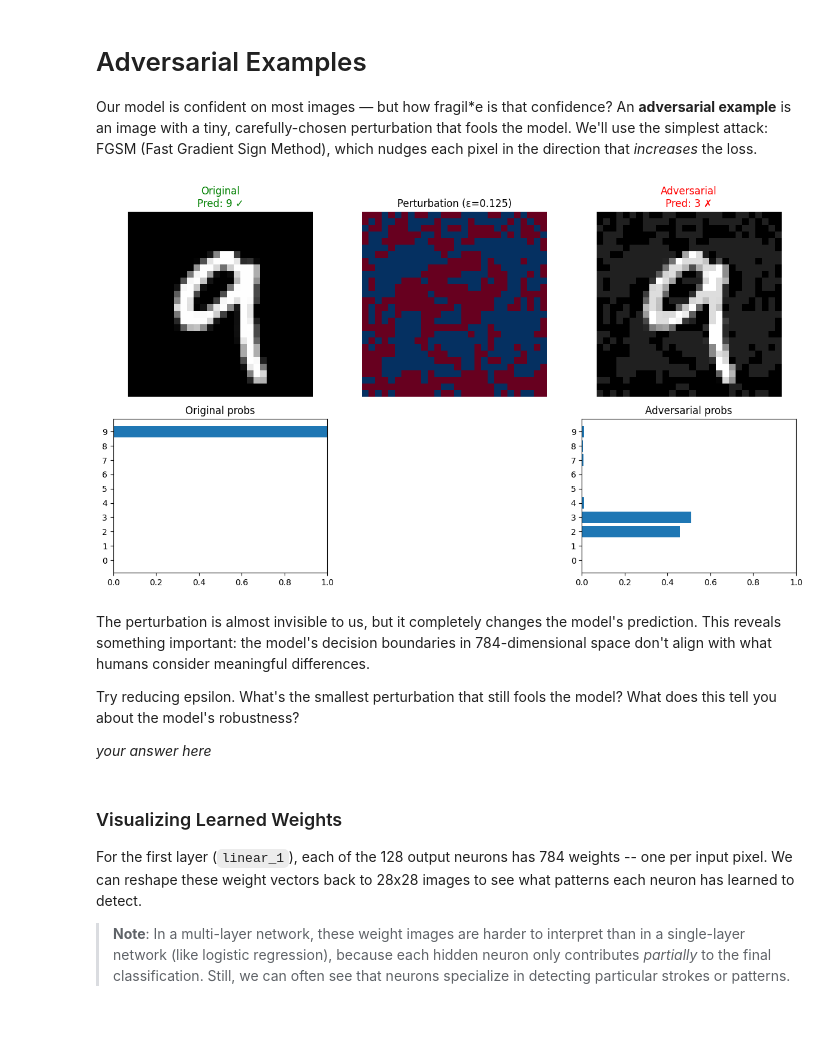
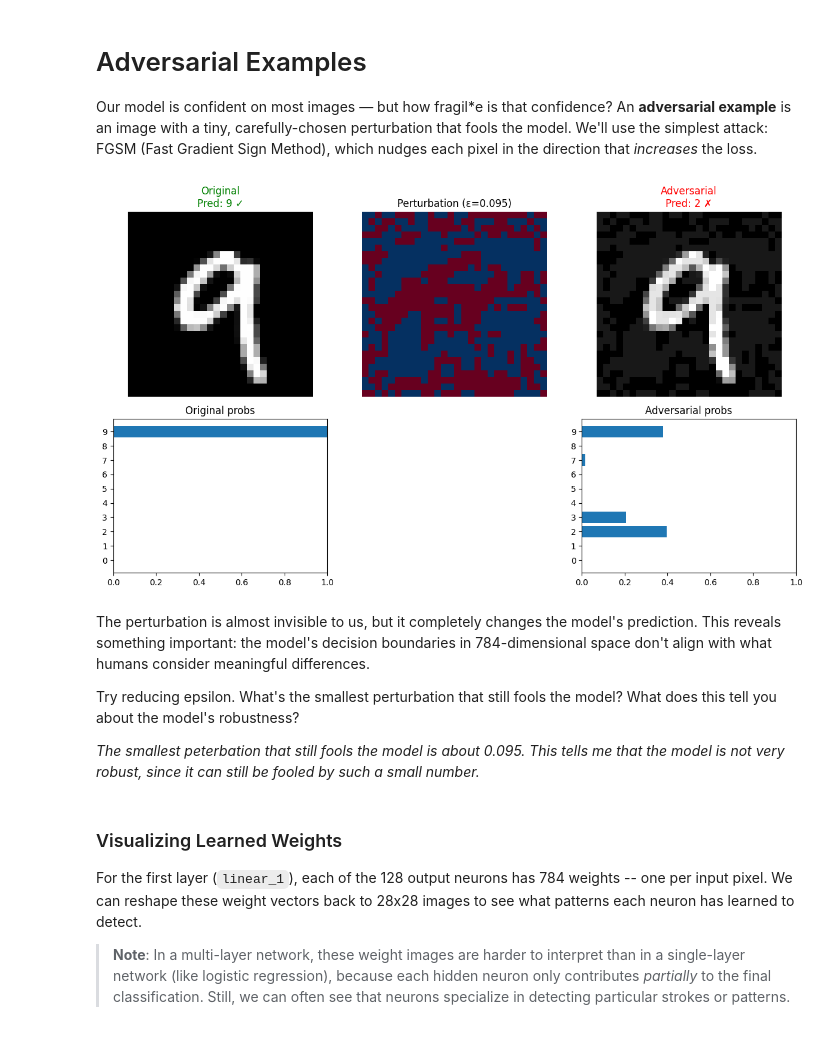
Before and after one commit to trekkateer/jcn6-CS-375-notebooks, a Jupyter notebook: 6A-mnist-torch.ipynb, the cells around one changed output. Drawn from its saved outputs; the diff is of its cells as text; code cells hidden in the pictures.

```diff
--- a/6A-mnist-torch.ipynb
+++ b/6A-mnist-torch.ipynb
@@ -146,7 +146,7 @@ hidden_size = 128
 num_classes = 10
 
 model = MLP(input_size, hidden_size, num_classes)
-learning_rate = 0.5
+learning_rate = 0.002
 
 # Train the model
 train_losses = []
@@ -362,7 +362,7 @@ loss = F.cross_entropy(logits, true_label)
 loss.backward()
 
 # FGSM: perturb in the direction of the gradient's sign
-epsilon = 0.125  # perturbation magnitude — try making this smaller!
+epsilon = 0.095  # perturbation magnitude — try making this smaller!
 perturbation = epsilon * x_adv.grad.sign()
 x_adversarial = (x_adv + perturbation).clamp(0, 1).detach()
 
@@ -376,40 +376,40 @@ with torch.no_grad():
 # Visualize: original | perturbation | adversarial
 fig, axes = plt.subplots(2, 3, figsize=(12, 7),
                           gridspec_kw={'height_ratios': [1.2, 1]})
 
 # Top row: images
 axes[0, 0].imshow(x_val[target_idx].reshape(28, 28), cmap='gray')
 axes[0, 0].set_title(f"Original\nPred: {val_preds[target_idx].item()} ✓", color='green')
 axes[0, 0].axis('off')
 
 axes[0, 1].imshow(perturbation[0].reshape(28, 28).numpy(), cmap='RdBu', vmin=-epsilon, vmax=epsilon)
 axes[0, 1].set_title(f"Perturbation (ε={epsilon})")
 axes[0, 1].axis('off')
 
 axes[0, 2].imshow(x_adversarial[0].reshape(28, 28).numpy(), cmap='gray')
 color = 'red' if adv_pred != y_val[target_idx] else 'green'
 axes[0, 2].set_title(f"Adversarial\nPred: {adv_pred} {'✗' if adv_pred != y_val[target_idx] else '✓'}", color=color)
 axes[0, 2].axis('off')
 
 # Bottom row: probability bar charts
 for col, (probs, title) in enumerate([(orig_probs, "Original probs"), (None, ""), (adv_probs, "Adversarial probs")]):
     if probs is None:
         axes[1, col].axis('off')
         continue
     axes[1, col].barh(range(10), probs.numpy())
     axes[1, col].set_yticks(range(10))
     axes[1, col].set_xlim(0, 1)
     axes[1, col].set_title(title)
 
 plt.tight_layout()
 # %% [output]
-[figure, old version]
+[figure, new version]
 # %% [markdown]
 The perturbation is almost invisible to us, but it completely changes the model's prediction. This reveals something important: the model's decision boundaries in 784-dimensional space don't align with what humans consider meaningful differences.
 
 Try reducing epsilon. What's the smallest perturbation that still fools the model? What does this tell you about the model's robustness?
 
-*your answer here*
+*The smallest peterbation that still fools the model is about 0.095. This tells me that the model is not very robust, since it can still be fooled by such a small number.*
 # %% [markdown]
 ### Visualizing Learned Weights
 
```
Also changed, not shown: parts of 9 cells of this notebook.
